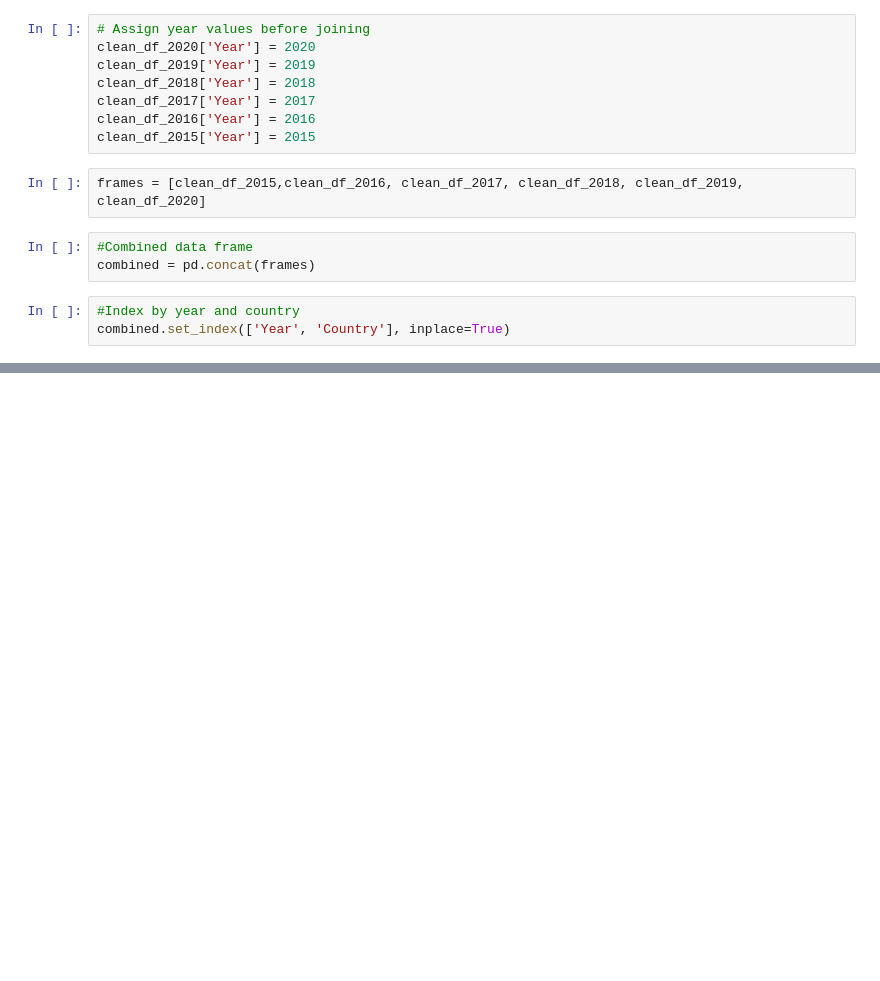
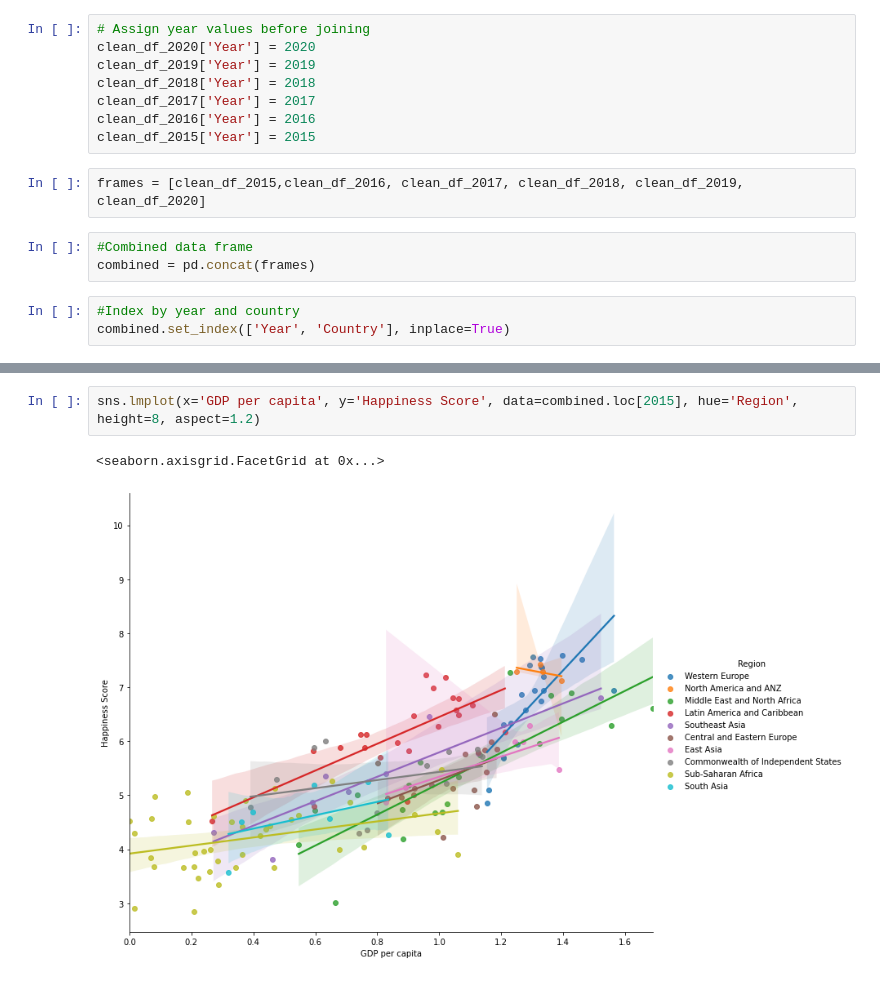
Before and after one commit to kdcunha/Happiness, a Jupyter notebook: Change Analysis.ipynb, the cells around one changed output, grey strips where cells are left out. Drawn from its saved outputs; the diff is of its cells as text; blank space fills up the shorter version.

```diff
--- a/Change Analysis.ipynb
+++ b/Change Analysis.ipynb
@@ -965,0 +993,5 @@ SyntaxError: unexpected EOF while parsing (<ipython-input-557-6ca94afbc096>, lin
+# %%
+sns.lmplot(x='GDP per capita', y='Happiness Score', data=combined.loc[2015], hue='Region', height=8, aspect=1.2)
+# %% [output]
+<seaborn.axisgrid.FacetGrid at 0x...>
+[figure, added]
```
Also changed, not shown: parts of 7 cells of this notebook.
